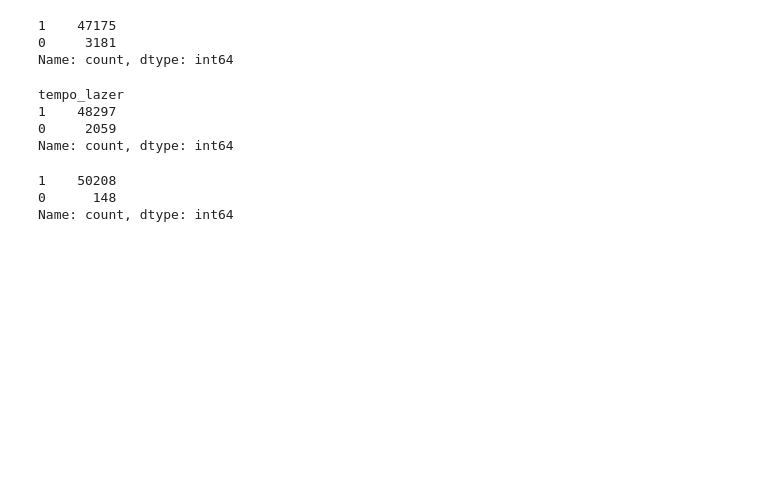
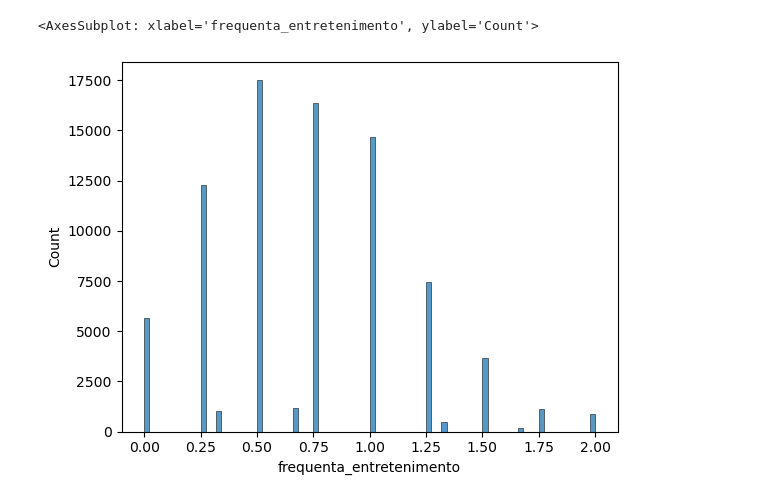
Before and after one commit to JamboTechUFPB/SAEB_Classificador, a Jupyter notebook: treatment_analysis/feature_engineering.ipynb, the cells around one changed output. Saved outputs shown, nothing was run; the diff lists cells and outputs as text; code cells hidden in the pictures; blank space fills up the shorter version.

```diff
--- a/treatment_analysis/feature_engineering.ipynb
+++ b/treatment_analysis/feature_engineering.ipynb
@@ -72,38 +62,12 @@ Name: count, dtype: int64
 # %%
-# colunas de 'frequenta'
+# colunas de 'frequenta_'
+# criar uma nova coluna 'frequenta que conterá a média dos valores
+# para cada aluno
 
 columns_oi = [col for col in df.columns if 'frequenta_' in col]
-print(df[columns_oi].sum(axis=1).apply(lambda x: 1 if x > 0 else 0).value_counts())
-df['frequenta_entretenimento'] = df[columns_oi].sum(axis=1).apply(lambda x: 1 if x > 0 else 0)
-
+df['frequenta_entretenimento'] = df[columns_oi].mean(axis=1)
 df = df.drop(columns=columns_oi)
+sns.histplot(df['frequenta_entretenimento'])
 # %% [output]
-1    47175
-0     3181
-Name: count, dtype: int64
+<AxesSubplot: xlabel='frequenta_entretenimento', ylabel='Count'>
+[figure, added]
-# %%
-# tempo_lazer
-# se o aluno tem tempo de lazer, então 1, se não, 0
-df['tempo_lazer'] = df['tempo_lazer'].apply(lambda x: 1 if x > 0 else 0)
-
-df['tempo_lazer'].value_counts()
-# %% [output]
-tempo_lazer
-1    48297
-0     2059
-Name: count, dtype: int64
-# %%
-# responsaveis incentivam
-# mesma lógica da anterior, se o responsável incentiva em pelo menos 1 das categorias,
-# então a variável de incentivo_responsaveis é 1, se não incentiva em todas, então 0
-
-columns_oi = [col for col in df.columns if 'responsaveis_incentivam' in col]
-print(df[columns_oi].sum(axis=1).apply(lambda x: 1 if x > 0 else 0).value_counts())
-
-df['incentivo_responsaveis'] = df[columns_oi].sum(axis=1).apply(lambda x: 1 if x > 0 else 0)
-
-df = df.drop(columns=columns_oi)
-# %% [output]
-1    50208
-0      148
-Name: count, dtype: int64
```
Also changed, not shown: parts of 14 cells of this notebook, 3 other files.
